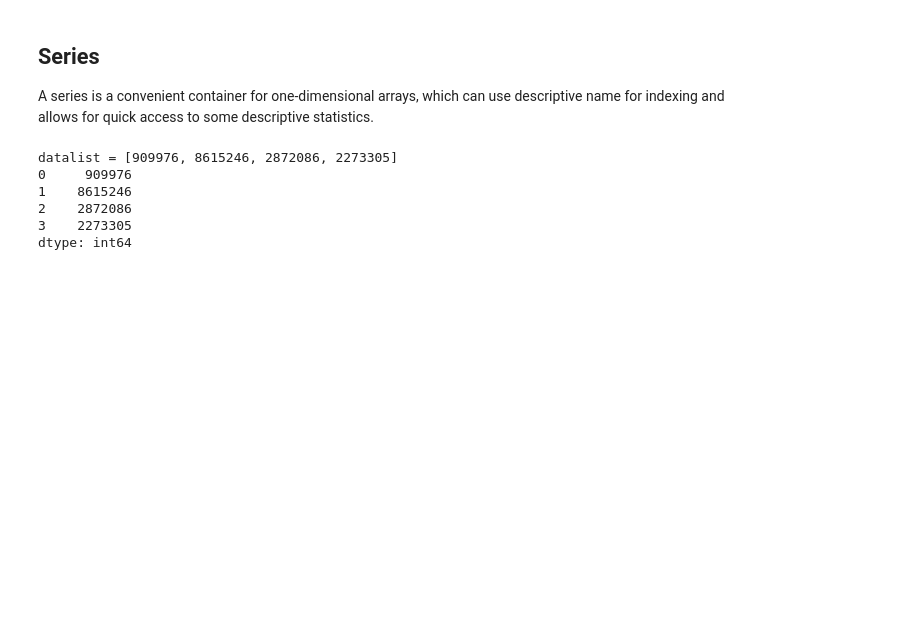
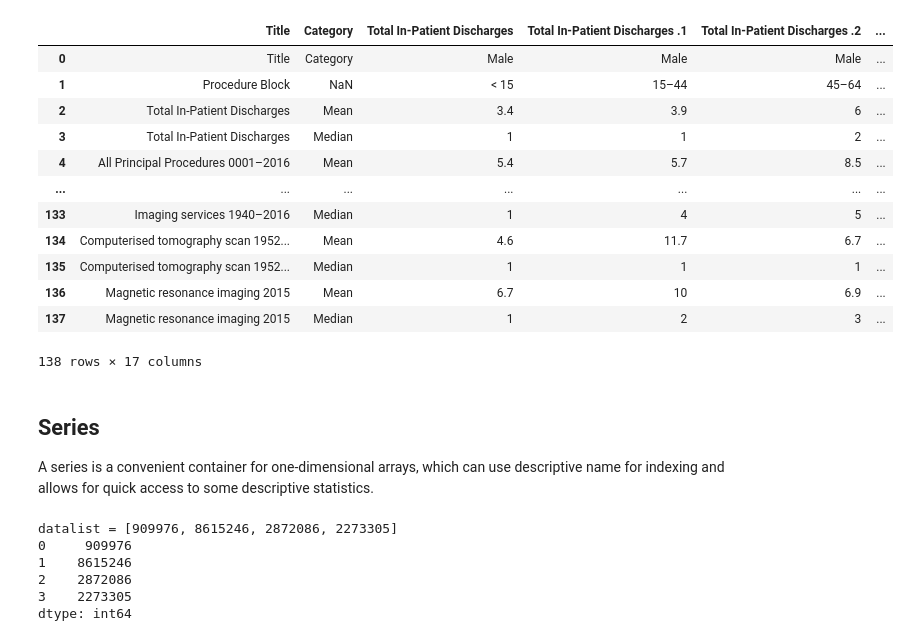
Before and after one commit to davidmorme/Universidad, a Jupyter notebook: Semillero Logística Hospitalaria/Análisis Urgencias.ipynb, the cells around one changed output. Saved outputs shown, nothing was run; the diff lists cells and outputs as text; code cells hidden in the pictures; blank space fills up the shorter version.

```diff
--- a/Semillero Logística Hospitalaria/Análisis Urgencias.ipynb
+++ b/Semillero Logística Hospitalaria/Análisis Urgencias.ipynb
@@ -26,3 +56,19 @@ import matplotlib.pyplot as plt
+# %%
+df2
+# %% [output]
+|  | Title | Category | Total In-Patient Discharges | Total In-Patient Discharges .1 | Total In-Patient Discharges .2 | ... |
+| 0 | Title | Category | Male | Male | Male | ... |
+| 1 | Procedure Block | NaN | < 15 | 15–44 | 45–64 | ... |
+| 2 | Total In-Patient Discharges | Mean | 3.4 | 3.9 | 6 | ... |
+| 3 | Total In-Patient Discharges | Median | 1 | 1 | 2 | ... |
+| 4 | All Principal Procedures 0001–2016 | Mean | 5.4 | 5.7 | 8.5 | ... |
+| ... | ... | ... | ... | ... | ... | ... |
+| 133 | Imaging services 1940–2016 | Median | 1 | 4 | 5 | ... |
+| 134 | Computerised tomography scan 1952... | Mean | 4.6 | 11.7 | 6.7 | ... |
+| 135 | Computerised tomography scan 1952... | Median | 1 | 1 | 1 | ... |
+| 136 | Magnetic resonance imaging 2015 | Mean | 6.7 | 10 | 6.9 | ... |
+| 137 | Magnetic resonance imaging 2015 | Median | 1 | 2 | 3 | ... |
+138 rows × 17 columns
 # %% [markdown]
 ## Series
 A series is a convenient container for one-dimensional arrays, which can use descriptive name for indexing and allows for quick access to some descriptive statistics.
```
Also changed, not shown: parts of 9 cells of this notebook.
